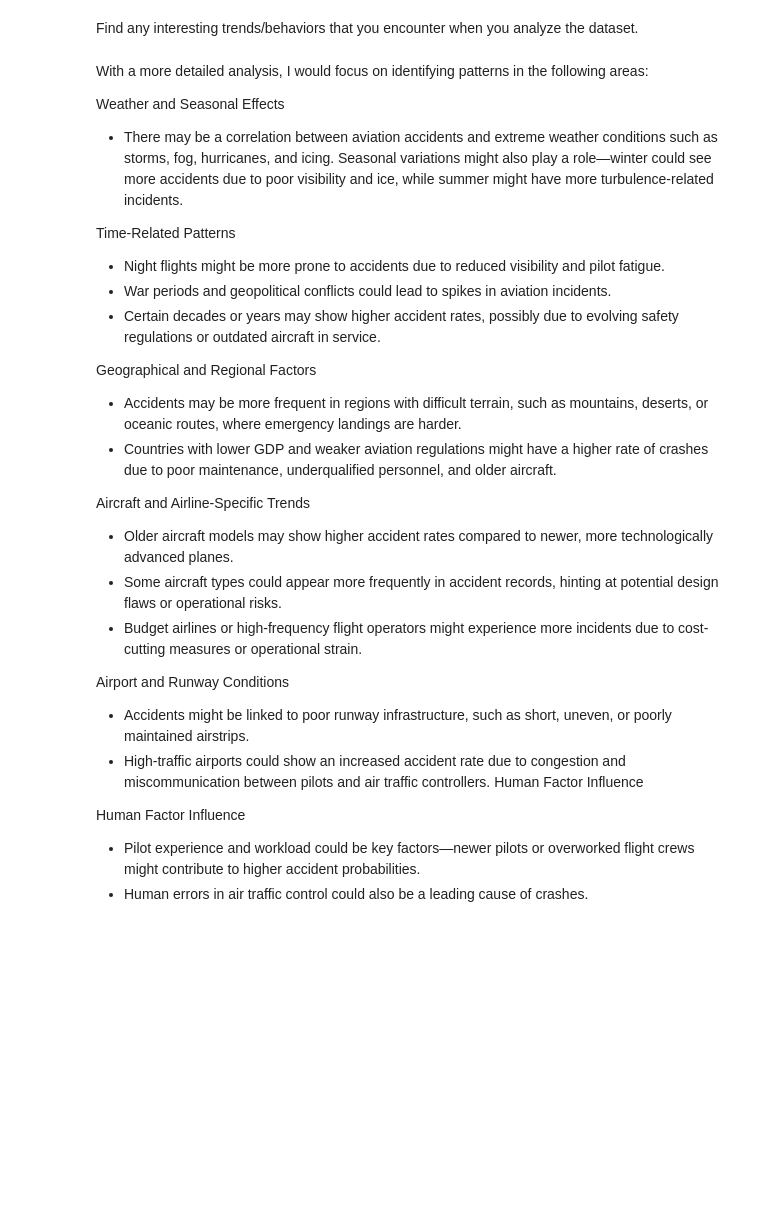
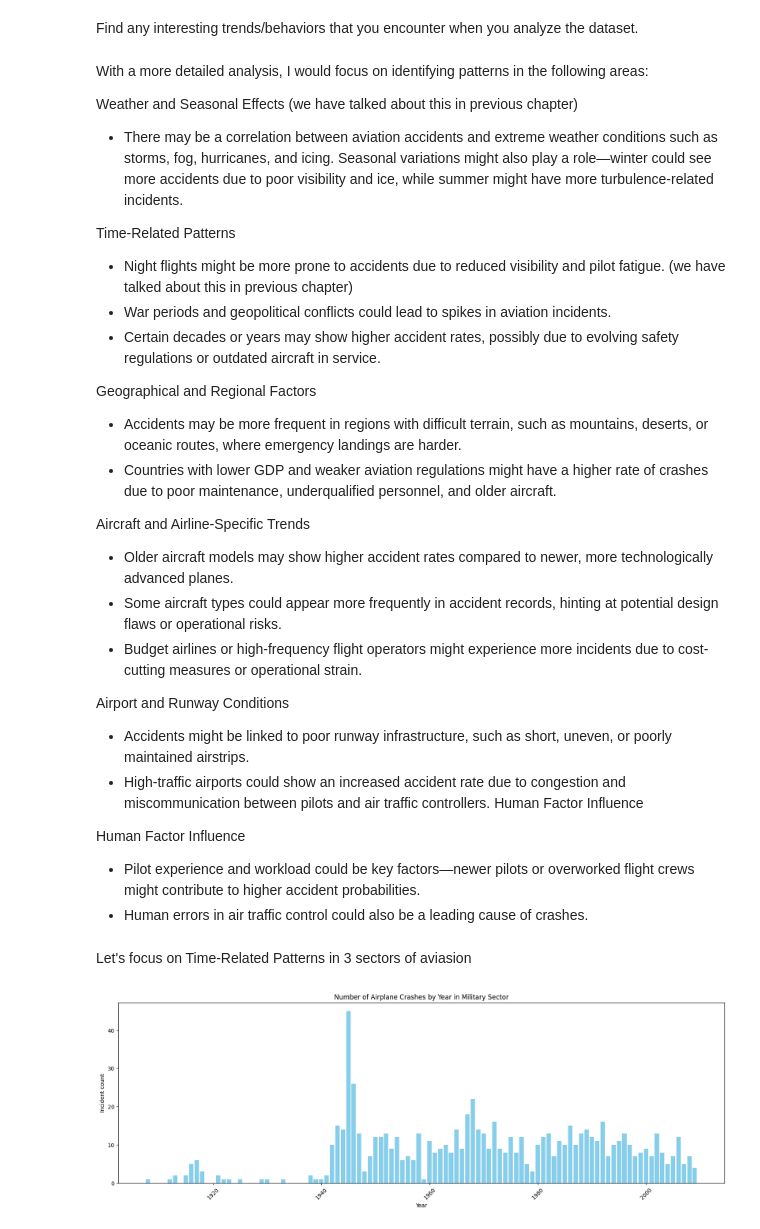
Before and after one commit to artvanila/data_projects, a Jupyter notebook: T_Mobile.ipynb, the cells around one changed output. Saved outputs shown, nothing was run; the diff lists cells and outputs as text; code cells hidden in the pictures; blank space fills up the shorter version.

```diff
--- a/T_Mobile.ipynb
+++ b/T_Mobile.ipynb
@@ -505,6 +496,30 @@ def categorize_flight(row):
         return 'commercial'
 
 df['flight_category'] = df.apply(categorize_flight, axis=1)
+# %%
+def extract_country(location: str) -> str:
+    parts = location.split(", ")
+
+    if len(parts) == 1:
+        return location
+    elif len(parts) == 2:
+        return parts[1]
+    else:
+        return ", ".join(parts[2:])
+
+def process_dataframe(df: pd.DataFrame, column_name: str, new_column_name: str) -> pd.DataFrame:
+    df[new_column_name] = df[column_name].apply(extract_country)
+    return df
+
+df = process_dataframe(df, "location", "generalized_crash_location")
+# %%
+def split_route(df, route_column):
+    df['departure_location'] = df[route_column].apply(lambda x: x.split(' - ')[0] if isinstance(x, str) and ' - ' in x else 'Unknown')
+    df['arrival_location'] = df[route_column].apply(lambda x: x.split(' - ')[1] if isinstance(x, str) and ' - ' in x else 'Unknown')
+    df.loc[~df[route_column].str.contains(' - '), ['departure_location', 'arrival_location']] = 'Unknown'
+    return df
+
+df = split_route(df, 'route')
 # %%
 df
 # %% [output]
@@ -800,13 +897,13 @@ dataset.
 # %% [markdown]
 With a more detailed analysis, I would focus on identifying patterns in the following areas:
 
-Weather and Seasonal Effects
+Weather and Seasonal Effects (we have talked about this in previous chapter)
 
 - There may be a correlation between aviation accidents and extreme weather conditions such as storms, fog, hurricanes, and icing. Seasonal variations might also play a role—winter could see more accidents due to poor visibility and ice, while summer might have more turbulence-related incidents.
 
 Time-Related Patterns
 
-- Night flights might be more prone to accidents due to reduced visibility and pilot fatigue.
+- Night flights might be more prone to accidents due to reduced visibility and pilot fatigue. (we have talked about this in previous chapter)
 - War periods and geopolitical conflicts could lead to spikes in aviation incidents.
 - Certain decades or years may show higher accident rates, possibly due to evolving safety regulations or outdated aircraft in service.
 
@@ -831,3 +928,16 @@ Human Factor Influence
 
 - Pilot experience and workload could be key factors—newer pilots or overworked flight crews might contribute to higher accident probabilities.
 - Human errors in air traffic control could also be a leading cause of crashes.
+# %% [markdown]
+Let's focus on Time-Related Patterns in 3 sectors of aviasion
+# %%
+military_year_counts = military_df.groupby("year").size().reset_index(name="incident_count")
+plt.figure(figsize=(20, 6))
+plt.bar(military_year_counts["year"], military_year_counts["incident_count"], color="skyblue")
+plt.xlabel("Year")
+plt.ylabel("Incident count")
+plt.title("Number of Airplane Crashes by Year in Military Sector")
+plt.xticks(rotation=45)
+plt.show()
+# %% [output]
+[figure, added]
```
Also changed, not shown: parts of 53 cells of this notebook.
